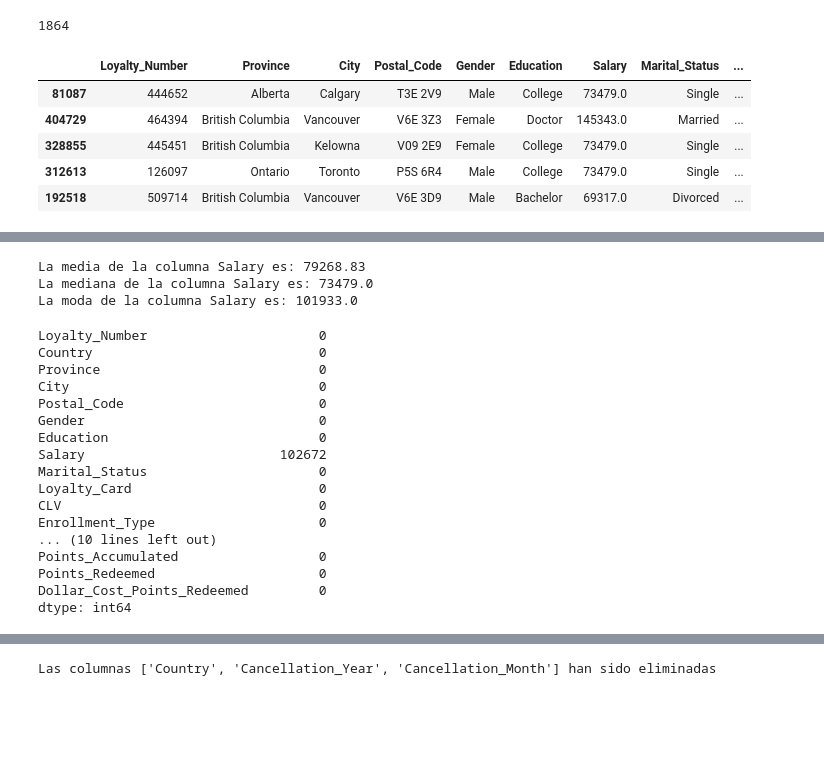
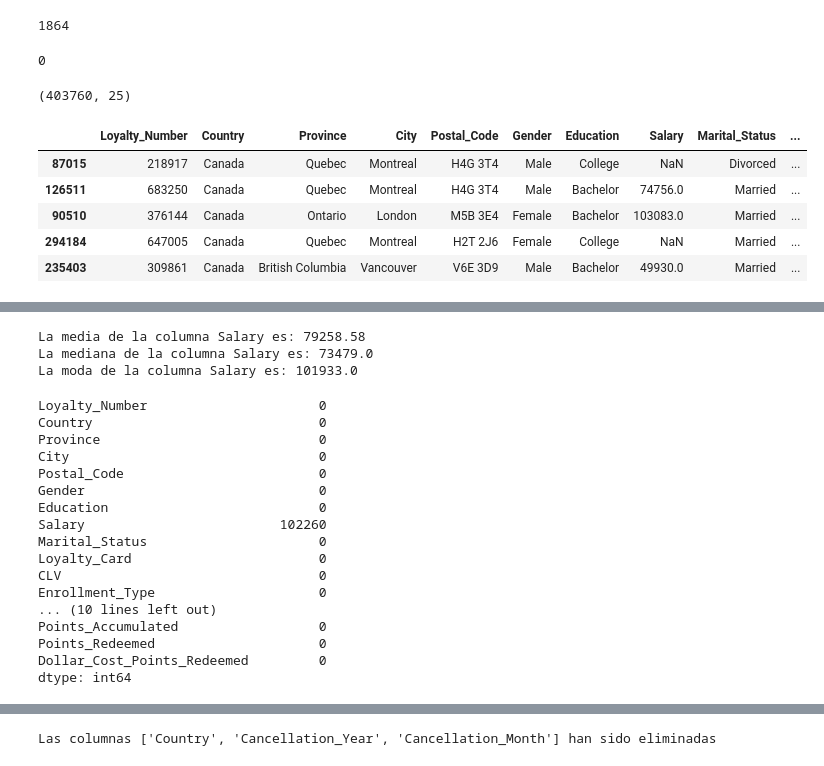
Before and after one commit to Adalab/bda-modulo-3-evaluacion-final-LuanaMagnabosco, a Jupyter notebook: Evaluación_Final_M3_Luana.ipynb, the cells around one changed output, grey strips where cells are left out. Cells and saved outputs as stored; diff of their text form; code cells hidden in the pictures; blank space fills up the shorter version.

```diff
--- a/Evaluación_Final_M3_Luana.ipynb
+++ b/Evaluación_Final_M3_Luana.ipynb
@@ -13,9 +13,12 @@ from sklearn.impute import KNNImputer
 import seaborn as sns
 import matplotlib.pyplot as plt
 
+import warnings
+warnings.filterwarnings("ignore")
+
 # Configuración para poder visualizar todas las columnas y filas de los DataFrames
 pd.set_option('display.max_columns', None)
-#pd.set_option('display.max_rows', None)
+pd.set_option('display.max_rows', None)
 # %% [markdown]
 ## **Fase 1**: limpieza e imputación
 # %%
@@ -92,9 +96,9 @@ df_flight_1.duplicated().sum()
 # %%
 # Creo una nueva variable para la unión.
-# Utilizo el merge ya que los dos archivos tienen columnas en común y para preservar todos los datos ya que los dfs tiene cantidad de datos distintos,
-# Unifizo los dos DataFrames poniendo Loyalty como el primero a la izquierda y Flight como el segundo a la derecha
-# Utilizo la columna `Loyalty_Number`, que es la columnas que los dos DFs tiene en común para unificar.
-df_customers = df_loyalty_1.merge(df_flight_1, left_on='Loyalty_Number', right_on='Loyalty_Number')
+# Utilico el merge ya que los dos archivos tienen columnas en común y para preservar todos los datos ya que los dfs tiene cantidad de datos distintos,
+# Unifico los dos DataFrames poniendo Loyalty como el primero a la izquierda y Flight como el segundo a la derecha
+# Utilico la columna `Loyalty_Number`, que es la columnas que los dos DFs tienen en común para unificar.
+df_customers = df_loyalty_1.merge(df_flight_1, left_on='Loyalty_Number', right_on='Loyalty_Number', how='left')
 
 df_customers.head()
 # %% [output]
@@ -114,14 +138,26 @@ df_customers.shape
 df_customers.duplicated().sum()
 # %% [output]
 1864
+# %%
+# Elimino las filas duplicadas del df
+df_sin_duplicados = df_customers.drop_duplicates()
+# Compruebo que no hay duplicados en el df
+df_sin_duplicados.duplicated().sum()
+# %% [output]
+0
+# %%
+# Imprimo la forma del df después de quitar las filas duplicadas
+df_sin_duplicados.shape
+# %% [output]
+(403760, 25)
 # %%
 # Imprimo el DF con 5 columnas aleatórias
-df_customers.sample(5)
+df_sin_duplicados.sample(5)
 # %% [output]
-|  | Loyalty_Number | Province | City | Postal_Code | Gender | Education | Salary | Marital_Status | ... |
-| 81087 | 444652 | Alberta | Calgary | T3E 2V9 | Male | College | 73479.0 | Single | ... |
-| 404729 | 464394 | British Columbia | Vancouver | V6E 3Z3 | Female | Doctor | 145343.0 | Married | ... |
-| 328855 | 445451 | British Columbia | Kelowna | V09 2E9 | Female | College | 73479.0 | Single | ... |
-| 312613 | 126097 | Ontario | Toronto | P5S 6R4 | Male | College | 73479.0 | Single | ... |
-| 192518 | 509714 | British Columbia | Vancouver | V6E 3D9 | Male | Bachelor | 69317.0 | Divorced | ... |
+|  | Loyalty_Number | Country | Province | City | Postal_Code | Gender | Education | Salary | Marital_Status | ... |
+| 87015 | 218917 | Canada | Quebec | Montreal | H4G 3T4 | Male | College | NaN | Divorced | ... |
+| 126511 | 683250 | Canada | Quebec | Montreal | H4G 3T4 | Male | Bachelor | 74756.0 | Married | ... |
+| 90510 | 376144 | Canada | Ontario | London | M5B 3E4 | Female | Bachelor | 103083.0 | Married | ... |
+| 294184 | 647005 | Canada | Quebec | Montreal | H2T 2J6 | Female | College | NaN | Married | ... |
+| 235403 | 309861 | Canada | British Columbia | Vancouver | V6E 3D9 | Male | Bachelor | 49930.0 | Married | ... |
 # %%
@@ -147,20 +183,20 @@ Dollar_Cost_Points_Redeemed      int64
 dtype: object
 # %%
 # Calculo la media, la mediana y la moda de la Columna 'Salary' para saber que es mejor imputar
-media_salary = df_customers['Salary'].mean()
-mediana_salary = df_customers['Salary'].median()
-moda_salary = df_customers['Salary'].mode()[0]
+media_salary = df_sin_duplicados['Salary'].mean()
+mediana_salary = df_sin_duplicados['Salary'].median()
+moda_salary = df_sin_duplicados['Salary'].mode()[0]
 
 print(f'La media de la columna Salary es: {np.round(media_salary, 2)}')
 print(f'La mediana de la columna Salary es: {mediana_salary}')
 print(f'La moda de la columna Salary es: {np.round(moda_salary, 2)}')
 # %% [output]
-La media de la columna Salary es: 79268.83
+La media de la columna Salary es: 79258.58
 La mediana de la columna Salary es: 73479.0
 La moda de la columna Salary es: 101933.0
 # %%
 # Imprimo la cantidad de nullos de mi df
-df_customers.isnull().sum()
+df_sin_duplicados.isnull().sum()
 # %% [output]
 Loyalty_Number                      0
 Country                             0
@@ -169,7 +205,7 @@ City                                0
 Postal_Code                         0
 Gender                              0
 Education                           0
-Salary                         102672
+Salary                         102260
 Marital_Status                      0
 Loyalty_Card                        0
 CLV                                 0
```
Also changed, not shown: parts of 43 cells of this notebook.
